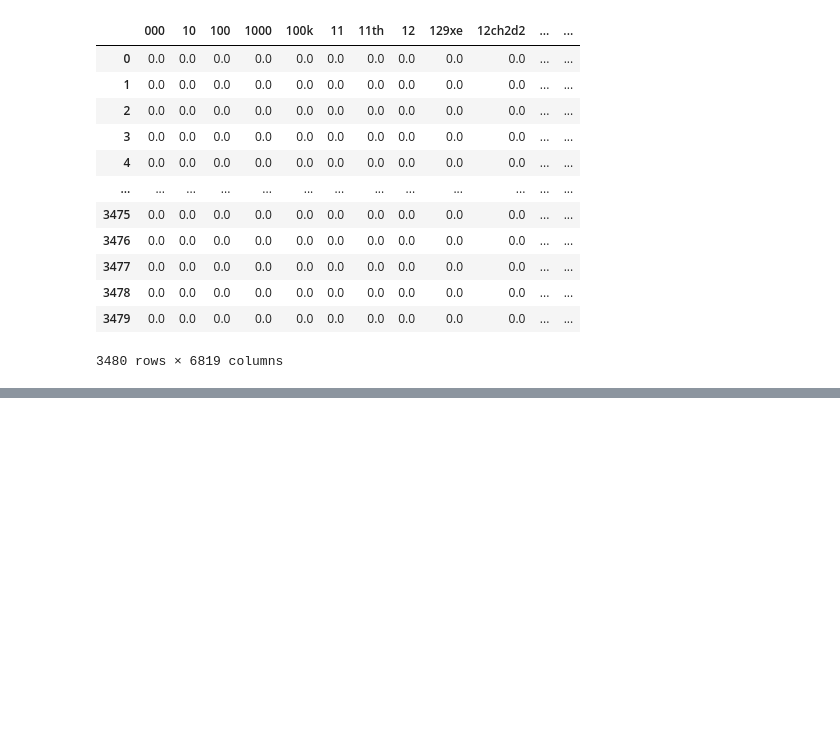
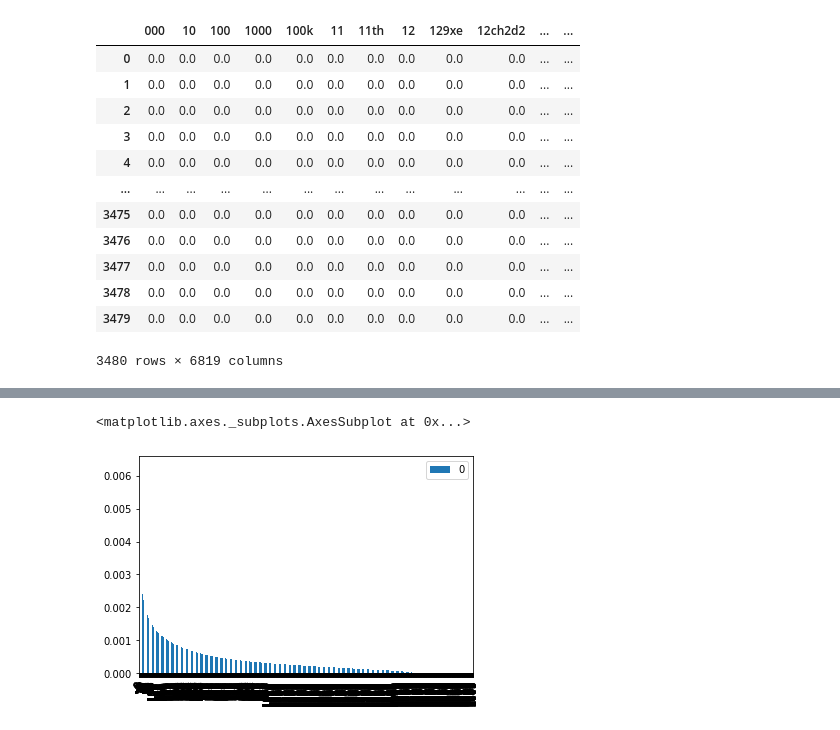
Before and after one commit to iremnasir/BioReco, a Jupyter notebook: scripts/model_training.ipynb, the cells around one changed output, grey strips where cells are left out. Saved outputs shown, nothing was run; the diff lists cells and outputs as text; code cells hidden in the pictures; blank space fills up the shorter version.

Commit message:
Mainly Flask app improvements and model training trials on PCA

```diff
--- a/scripts/model_training.ipynb
+++ b/scripts/model_training.ipynb
@@ -164,3 +164,6 @@ df_tv
 | 3478 | 0.0 | 0.0 | 0.0 | 0.0 | 0.0 | 0.0 | 0.0 | 0.0 | 0.0 | 0.0 | ... | ... |
 | 3479 | 0.0 | 0.0 | 0.0 | 0.0 | 0.0 | 0.0 | 0.0 | 0.0 | 0.0 | 0.0 | ... | ... |
 3480 rows × 6819 columns
+# %%
+from sklearn.model_selection import train_test_split
+X_train, X_test, y_train, y_test = train_test_split(df_tv, df_train_pre['cit_per_yr'], random_state=42)
@@ -166,0 +174,4 @@ df_tv
+# %%
+pca = PCA(random_state=42)
+# %%
+pca.fit(X_train, y_train)
@@ -166,0 +193,6 @@ df_tv
+# %%
+# Plot the explained variance by all the features
+pd.DataFrame(pca.explained_variance_ratio_).plot.bar() #!!!!
+# %% [output]
+<matplotlib.axes._subplots.AxesSubplot at 0x...>
+[figure, added]
```
Also changed, not shown: parts of 16 cells of this notebook, 6 other files.
